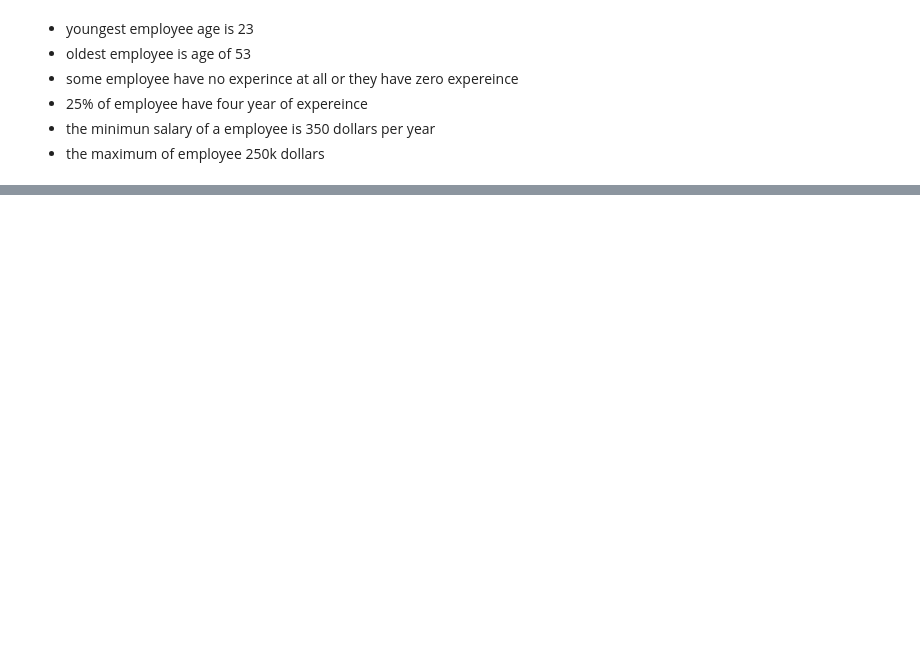
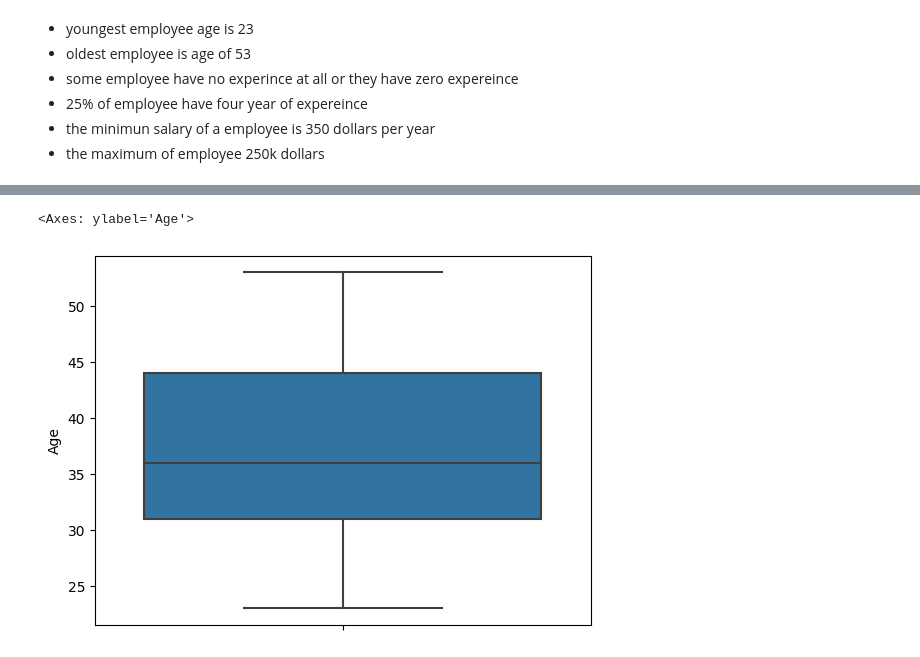
Before and after one commit to itsmepramila/Learn-Data-Science-, a Jupyter notebook: introduction to linear regression.ipynb, the cells around one changed output, grey strips where cells are left out. Saved outputs shown, nothing was run; the diff lists cells and outputs as text; code cells hidden in the pictures; blank space fills up the shorter version.

```diff
--- a/introduction to linear regression.ipynb
+++ b/introduction to linear regression.ipynb
@@ -155,0 +135,5 @@ df.describe()
+# %%
+sns.boxplot(y=df['Age'])
+# %% [output]
+<Axes: ylabel='Age'>
+[figure, added]
```
Also changed, not shown: parts of 20 cells of this notebook.
